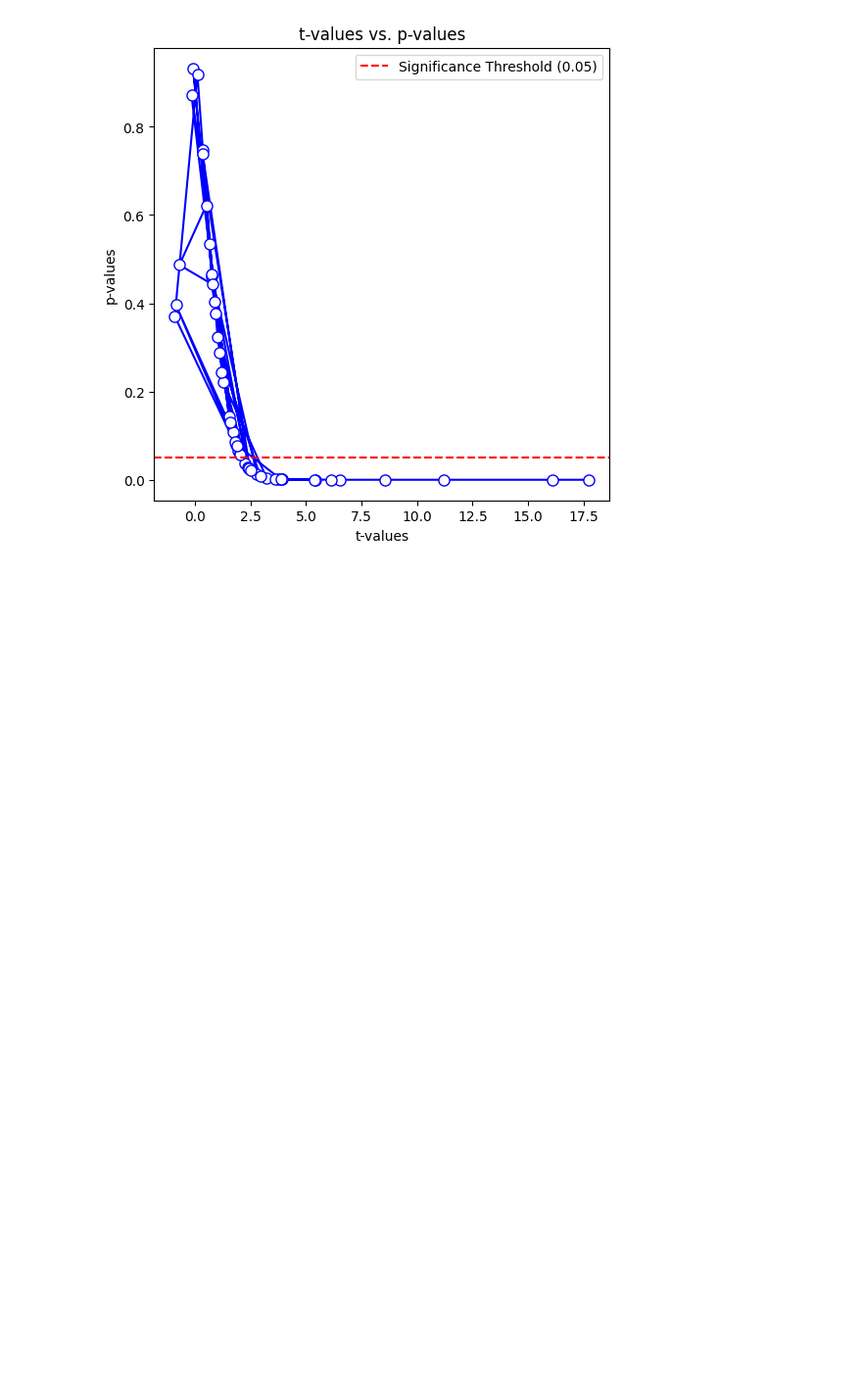
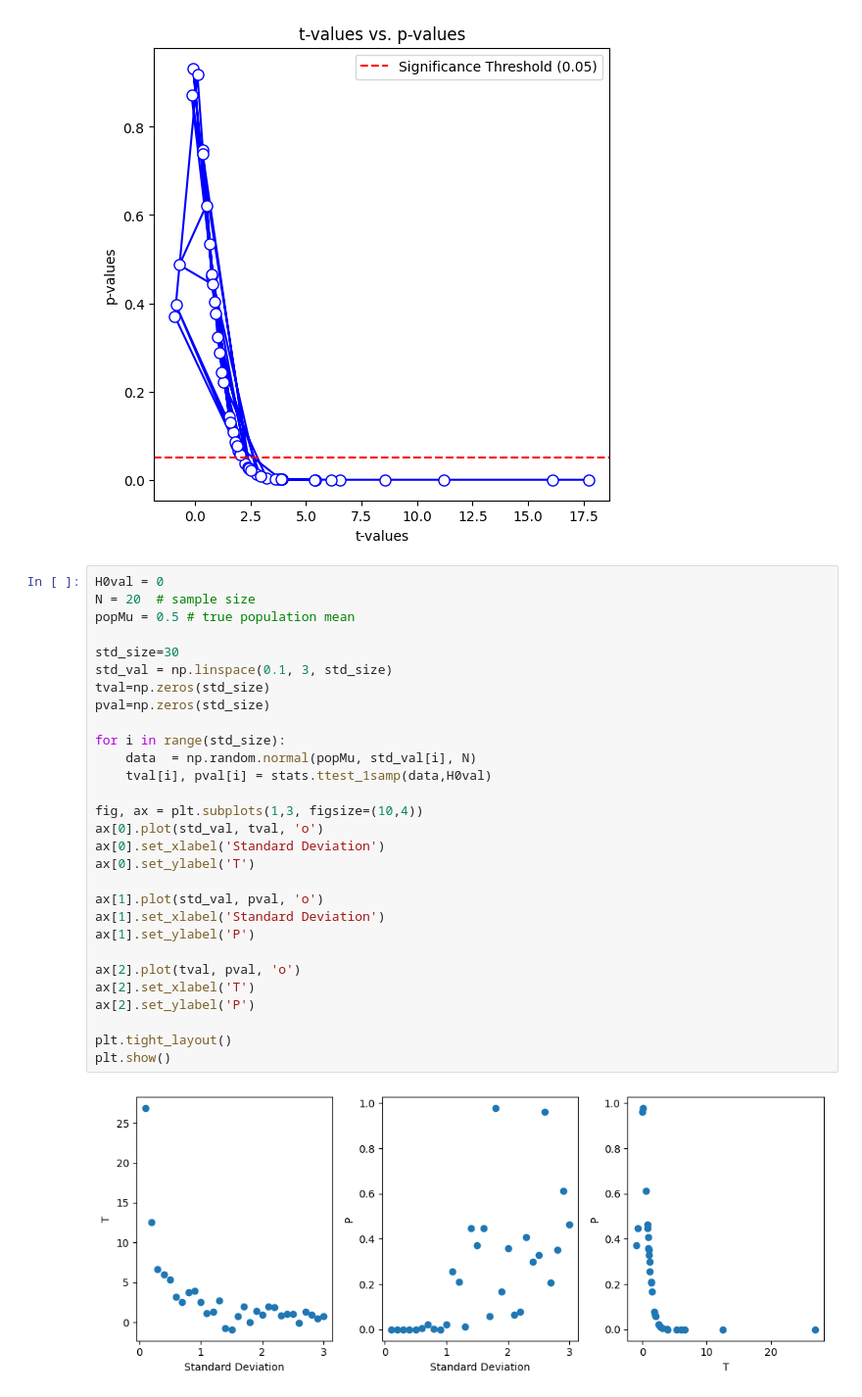
Before and after one commit to SiracencoSerghei/Statistics_and_ML, a Jupyter notebook: 2.6_ttest/stats_ttest_oneSampleT.ipynb, the cells around one changed output. Shown at 98% size. Cells and saved outputs as stored; diff of their text form; blank space fills up the shorter version.

Commit message:
oneSampleT

```diff
--- a/2.6_ttest/stats_ttest_oneSampleT.ipynb
+++ b/2.6_ttest/stats_ttest_oneSampleT.ipynb
@@ -148,3 +148,34 @@ plt.show()
 # %% [output]
 [figure]
 [figure]
+# %%
+H0val = 0
+N = 20  # sample size
+popMu = 0.5 # true population mean
+
+std_size=30
+std_val = np.linspace(0.1, 3, std_size)
+tval=np.zeros(std_size)
+pval=np.zeros(std_size)
+
+for i in range(std_size):
+    data  = np.random.normal(popMu, std_val[i], N)
+    tval[i], pval[i] = stats.ttest_1samp(data,H0val)
+
+fig, ax = plt.subplots(1,3, figsize=(10,4))
+ax[0].plot(std_val, tval, 'o')
+ax[0].set_xlabel('Standard Deviation')
+ax[0].set_ylabel('T')
+
+ax[1].plot(std_val, pval, 'o')
+ax[1].set_xlabel('Standard Deviation')
+ax[1].set_ylabel('P')
+
+ax[2].plot(tval, pval, 'o')
+ax[2].set_xlabel('T')
+ax[2].set_ylabel('P')
+
+plt.tight_layout()
+plt.show()
+# %% [output]
+[figure, added]
```
